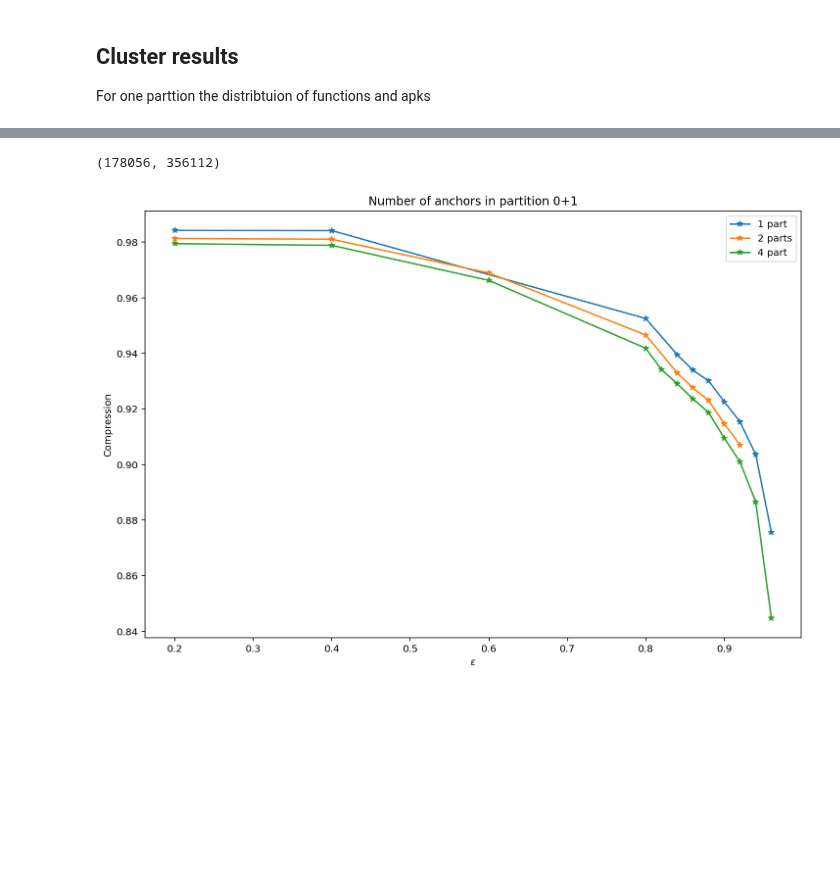
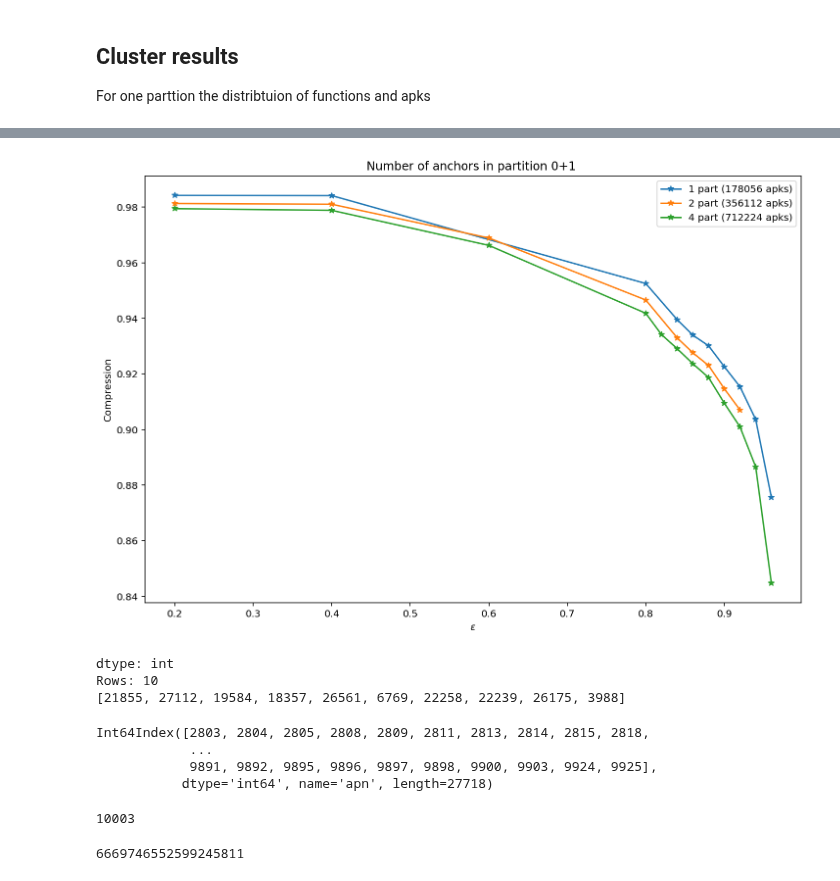
Before and after one commit to jrybicki-jsc/smms, a Jupyter notebook: graphla/clusterresults.ipynb, the cells around one changed output, grey strips where cells are left out. Drawn from its saved outputs; the diff is of its cells as text; code cells hidden in the pictures; blank space fills up the shorter version.

```diff
--- a/graphla/clusterresults.ipynb
+++ b/graphla/clusterresults.ipynb
@@ -3,8 +3,5 @@ import turicreate as tc
 from turicreate import aggregate as agg
 import pandas as pd
 import matplotlib.pyplot as plt
-# %%
-mw1 = tc.load_sframe('/tmp/nprts/part-0')
-mw2 = tc.load_sframe('/tmp/nprts/part-1')
 # %%
 r = mw1.append(mw2)
@@ -19,2 +8,4 @@ r.shape, mw2.shape, mw1.shape
+# %%
+mw = tc.load_sframe('../binarydata/funcs-encoded/')
 # %%
 ags = mw.groupby(key_column_names='apk', operations={'fcount': agg.COUNT()})
@@ -164,10 +122,6 @@ for r in a2.split('\n'):
     res2[g] = siz
 # %%
 res2 = dict(sorted(res2.items()))
-# %%
-k1, k2
-# %% [output]
-(178056, 356112)
 # %%
 k3=712224
 a3 = """0.86-0-tc-nets.pickle 657832
@@ -192,14 +146,14 @@ for r in a3.split('\n'):
 res3 = dict(sorted(res3.items()))
 # %%
 plt.figure(figsize=(12,8))
-plt.title('Number of anchors in partition 0+1')
+plt.title(f"Number of anchors in partition 0+1 ")
 plt.xlabel(f"$\epsilon$")
 plt.ylabel('Compression')
 
-plt.plot(res.keys(), list(map(lambda x: x/k1, res.values())),'-*', label='1 part');
-plt.plot(res2.keys(), list(map(lambda x: x/k2, res2.values())),'-*', label='2 parts');
-plt.plot(res3.keys(), list(map(lambda x: x/k3, res3.values())),'-*', label='4 part');
+plt.plot(res.keys(), list(map(lambda x: x/k1, res.values())),'-*', label=f"1 part ({k1} apks)");
+plt.plot(res2.keys(), list(map(lambda x: x/k2, res2.values())),'-*', label=f"2 part ({k2} apks)");
+plt.plot(res3.keys(), list(map(lambda x: x/k3, res3.values())),'-*', label=f"4 part ({k3} apks)");
 
 plt.legend();
 # %% [output]
-[figure, old version]
+[figure, new version]
@@ -205,0 +164,6 @@ plt.legend();
+# %%
+apks.head()
+# %% [output]
+dtype: int
+Rows: 10
+[21855, 27112, 19584, 18357, 26561, 6769, 22258, 22239, 26175, 3988]
@@ -205,0 +174,7 @@ plt.legend();
+# %%
+labels.index
+# %% [output]
+Int64Index([2803, 2804, 2805, 2808, 2809, 2811, 2813, 2814, 2815, 2818,
+            ...
+            9891, 9892, 9895, 9896, 9897, 9898, 9900, 9903, 9924, 9925],
+           dtype='int64', name='apn', length=27718)
@@ -205,0 +183,8 @@ plt.legend();
+# %%
+missing.shape[0]
+# %% [output]
+10003
+# %%
+hash(str.upper('3eaa8506f711bbd06882d1393a09d9a18e19932b06a600d004ffc6242f1322c8'))
+# %% [output]
+6669746552599245811
```
Also changed, not shown: parts of 53 cells of this notebook, 1 other file.
